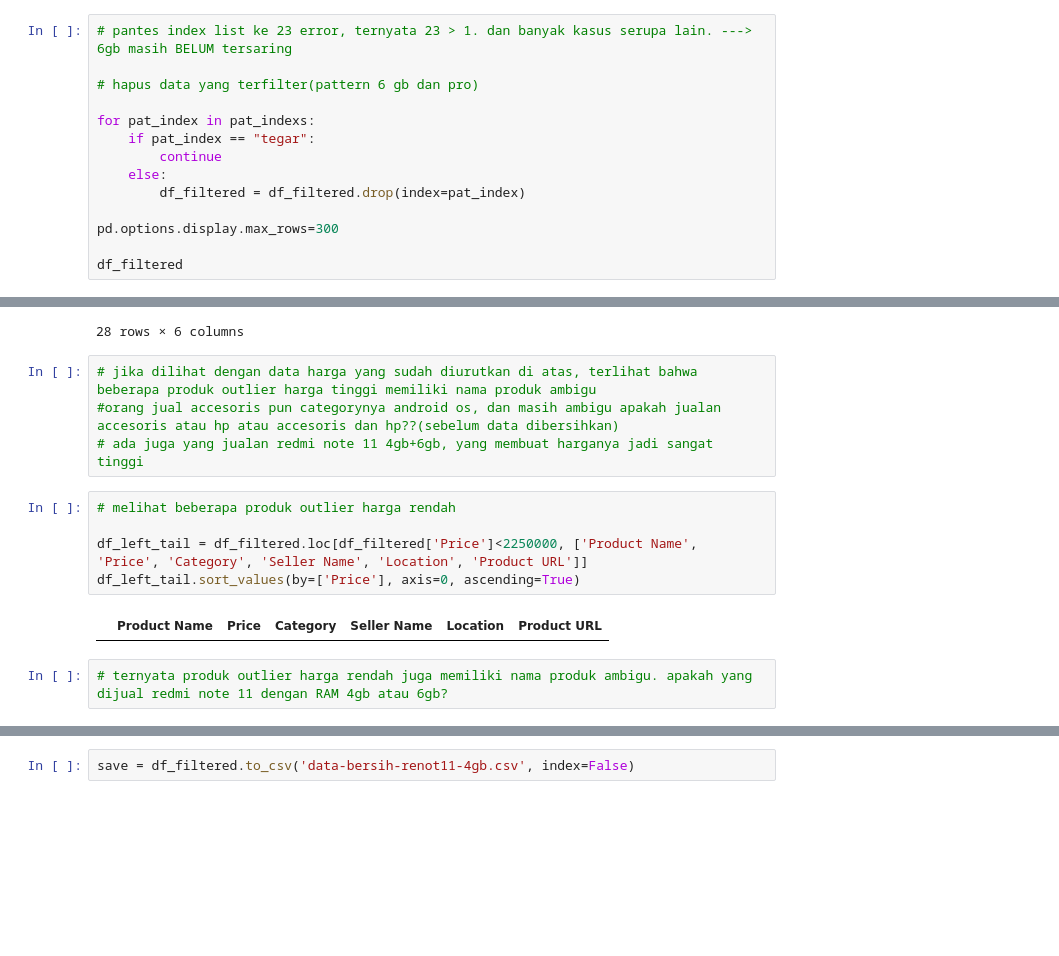
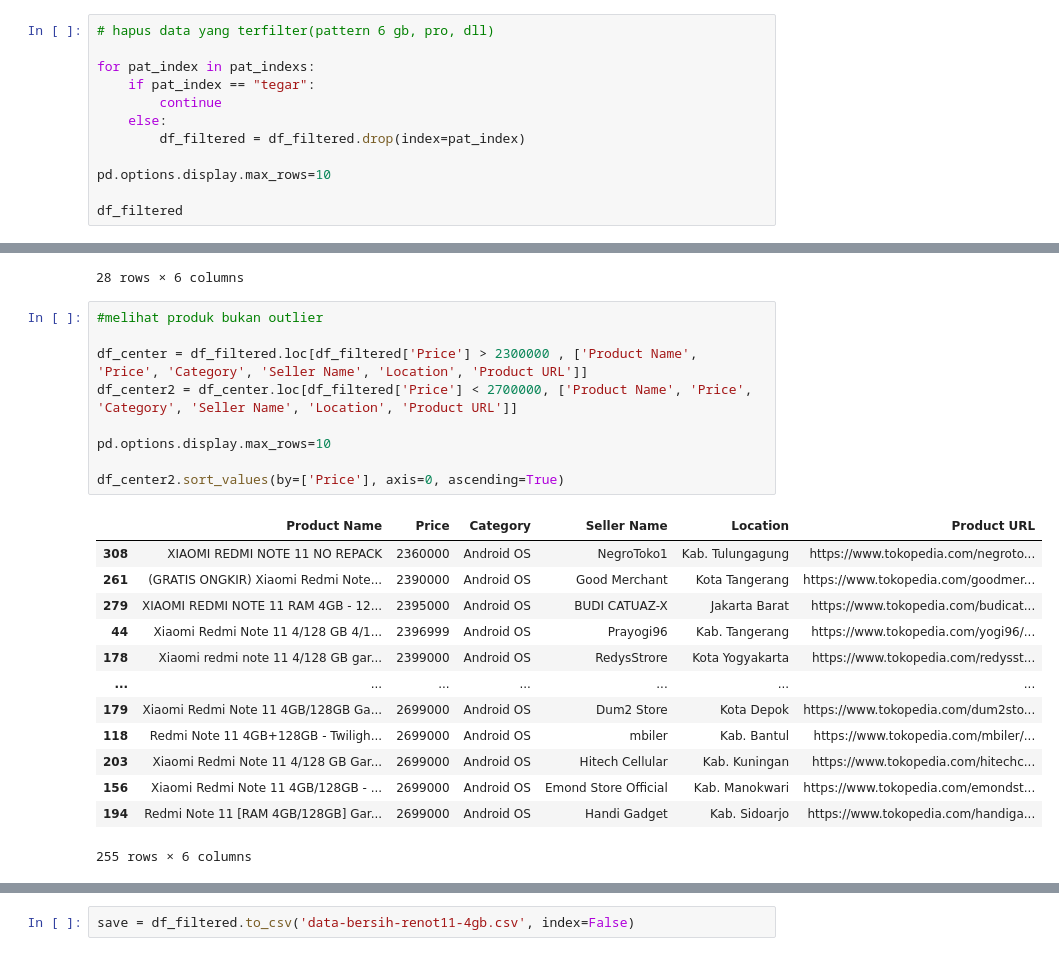
Before and after one commit to prasetyatf/EDA_RedmiNote11_tokped, a Jupyter notebook: analisis-renote11-4gb.ipynb, the cells around one changed output, grey strips where cells are left out. Saved outputs shown, nothing was run; the diff lists cells and outputs as text; blank space fills up the shorter version.

Commit message:
menghapus fitur yang tidak perlu, karena sudah diganti dengan fitur baru

```diff
--- a/analisis-renote11-4gb.ipynb
+++ b/analisis-renote11-4gb.ipynb
@@ -167,9 +167,7 @@ pat_indexs
  93,
  'tegar'}
 # %%
-# pantes index list ke 23 error, ternyata 23 > 1. dan banyak kasus serupa lain. ---> 6gb masih BELUM tersaring
-
-# hapus data yang terfilter(pattern 6 gb dan pro)
+# hapus data yang terfilter(pattern 6 gb, pro, dll)
 
 for pat_index in pat_indexs:
     if pat_index == "tegar":
@@ -177,7 +175,7 @@ for pat_index in pat_indexs:
     else:
         df_filtered = df_filtered.drop(index=pat_index)
 
-pd.options.display.max_rows=300
+pd.options.display.max_rows=10
 
 df_filtered
 # %% [output]
@@ -262,16 +228,26 @@ df_right_tail.sort_values(by=['Price'], axis=0, ascending=True)
 | 295 | XIAOMI REDMI NOTE 11 4GB + 128GB ... | 3639000 | Android OS | Rakkabuming | Jakarta Barat | https://www.tokopedia.com/rakkabu... |
 | 298 | SALE REDMI NOTE 11 4/128 GARANSI ... | 4159000 | Android OS | angel toko2 | Jakarta Barat | https://www.tokopedia.com/angelto... |
 28 rows × 6 columns
-# %%
-# jika dilihat dengan data harga yang sudah diurutkan di atas, terlihat bahwa beberapa produk outlier harga tinggi memiliki nama produk ambigu
-#orang jual accesoris pun categorynya android os, dan masih ambigu apakah jualan accesoris atau hp atau accesoris dan hp??(sebelum data dibersihkan)
-# ada juga yang jualan redmi note 11 4gb+6gb, yang membuat harganya jadi sangat tinggi
 # %%
-# melihat beberapa produk outlier harga rendah
+#melihat produk bukan outlier
 
-df_left_tail = df_filtered.loc[df_filtered['Price']<2250000, ['Product Name', 'Price', 'Category', 'Seller Name', 'Location', 'Product URL']]
-df_left_tail.sort_values(by=['Price'], axis=0, ascending=True)
+df_center = df_filtered.loc[df_filtered['Price'] > 2300000 , ['Product Name', 'Price', 'Category', 'Seller Name', 'Location', 'Product URL']]
+df_center2 = df_center.loc[df_filtered['Price'] < 2700000, ['Product Name', 'Price', 'Category', 'Seller Name', 'Location', 'Product URL']]
+
+pd.options.display.max_rows=10
+
+df_center2.sort_values(by=['Price'], axis=0, ascending=True)
 # %% [output]
 |  | Product Name | Price | Category | Seller Name | Location | Product URL |
+| 308 | XIAOMI REDMI NOTE 11 NO REPACK | 2360000 | Android OS | NegroToko1 | Kab. Tulungagung | https://www.tokopedia.com/negroto... |
+| 261 | (GRATIS ONGKIR) Xiaomi Redmi Note... | 2390000 | Android OS | Good Merchant | Kota Tangerang | https://www.tokopedia.com/goodmer... |
+| 279 | XIAOMI REDMI NOTE 11 RAM 4GB - 12... | 2395000 | Android OS | BUDI CATUAZ-X | Jakarta Barat | https://www.tokopedia.com/budicat... |
+| 44 | Xiaomi Redmi Note 11 4/128 GB 4/1... | 2396999 | Android OS | Prayogi96 | Kab. Tangerang | https://www.tokopedia.com/yogi96/... |
+| 178 | Xiaomi redmi note 11 4/128 GB gar... | 2399000 | Android OS | RedysStrore | Kota Yogyakarta | https://www.tokopedia.com/redysst... |
+| ... | ... | ... | ... | ... | ... | ... |
+| 179 | Xiaomi Redmi Note 11 4GB/128GB Ga... | 2699000 | Android OS | Dum2 Store | Kota Depok | https://www.tokopedia.com/dum2sto... |
+| 118 | Redmi Note 11 4GB+128GB - Twiligh... | 2699000 | Android OS | mbiler | Kab. Bantul | https://www.tokopedia.com/mbiler/... |
+| 203 | Xiaomi Redmi Note 11 4/128 GB Gar... | 2699000 | Android OS | Hitech Cellular | Kab. Kuningan | https://www.tokopedia.com/hitechc... |
+| 156 | Xiaomi Redmi Note 11 4GB/128GB - ... | 2699000 | Android OS | Emond Store Official | Kab. Manokwari | https://www.tokopedia.com/emondst... |
+| 194 | Redmi Note 11 [RAM 4GB/128GB] Gar... | 2699000 | Android OS | Handi Gadget | Kab. Sidoarjo | https://www.tokopedia.com/handiga... |
+255 rows × 6 columns
-# %%
-# ternyata produk outlier harga rendah juga memiliki nama produk ambigu. apakah yang dijual redmi note 11 dengan RAM 4gb atau 6gb?
```
Also changed, not shown: parts of 4 cells of this notebook.
